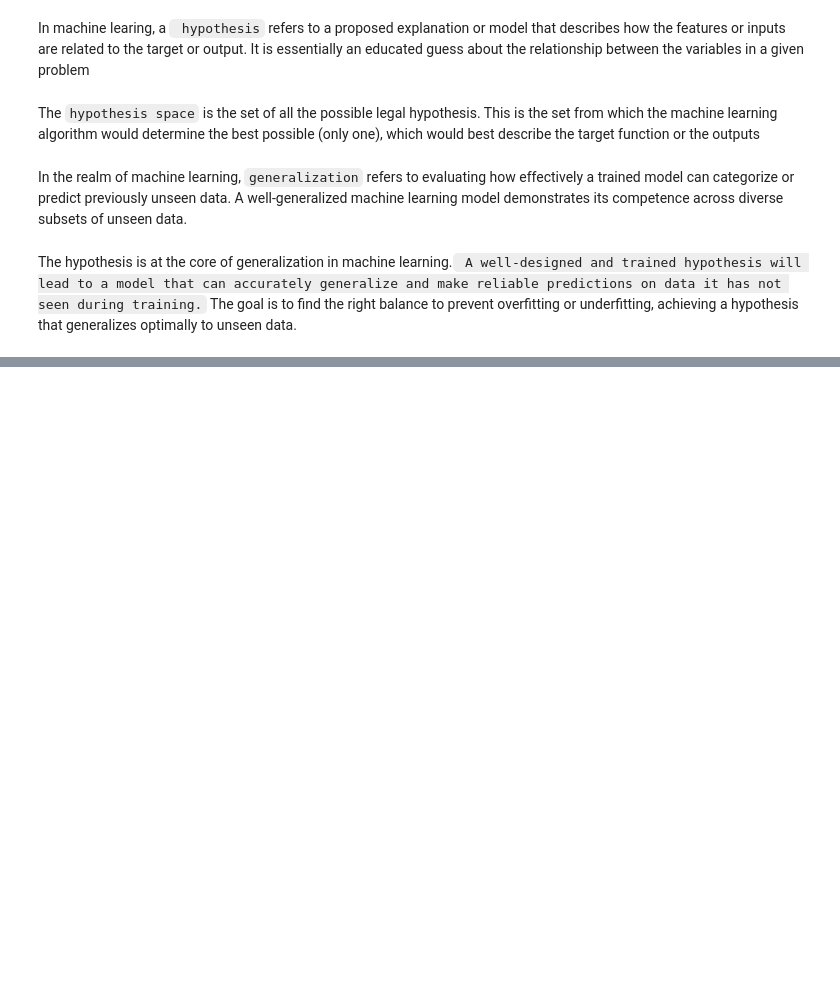
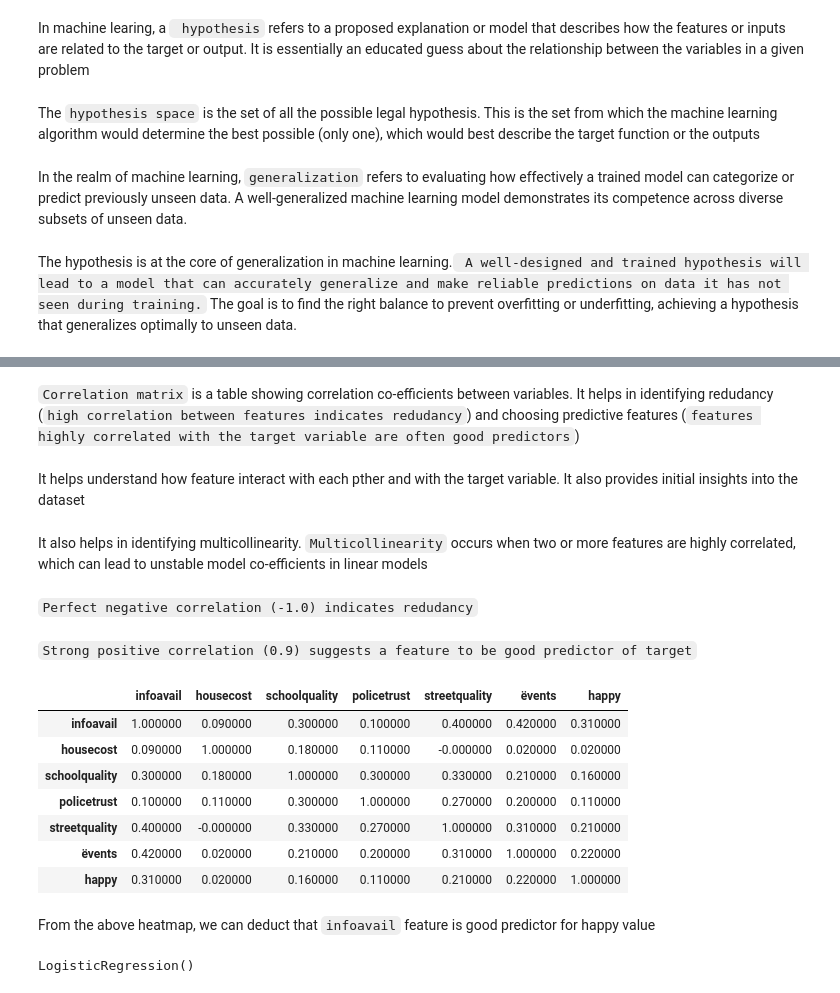
Before and after one commit to mmaazkhanhere/genai-learning-repo, a Jupyter notebook: machine-learning-course/course.ipynb, the cells around one changed output, grey strips where cells are left out. Saved outputs shown, nothing was run; the diff lists cells and outputs as text; code cells hidden in the pictures; blank space fills up the shorter version.

```diff
--- a/machine-learning-course/course.ipynb
+++ b/machine-learning-course/course.ipynb
@@ -144,0 +232,24 @@ The hypothesis is at the core of generalization in machine learning.` A well-des
+# %% [markdown]
+`Correlation matrix` is a table showing correlation co-efficients between variables. It helps in identifying redudancy (`high correlation between features indicates redudancy`) and choosing predictive features (`features highly correlated with the target variable are often good predictors`)
+# %% [markdown]
+It helps understand how feature interact with each pther and with the target variable. It also provides initial insights into the dataset
+# %% [markdown]
+It also helps in identifying multicollinearity. `Multicollinearity` occurs when two or more features are highly correlated, which can lead to unstable model co-efficients in linear models
+# %% [markdown]
+`Perfect negative correlation (-1.0) indicates redudancy`
+# %% [markdown]
+`Strong positive correlation (0.9) suggests a feature to be good predictor of target`
+# %%
+corr = round(df.corr(), 2)  # calculate correlation matrix
+corr.style.background_gradient(cmap='coolwarm')# visualize correlation matrix in a heatmap
+# %% [output]
+|  | infoavail | housecost | schoolquality | policetrust | streetquality | ëvents | happy |
+| infoavail | 1.000000 | 0.090000 | 0.300000 | 0.100000 | 0.400000 | 0.420000 | 0.310000 |
+| housecost | 0.090000 | 1.000000 | 0.180000 | 0.110000 | -0.000000 | 0.020000 | 0.020000 |
+| schoolquality | 0.300000 | 0.180000 | 1.000000 | 0.300000 | 0.330000 | 0.210000 | 0.160000 |
+| policetrust | 0.100000 | 0.110000 | 0.300000 | 1.000000 | 0.270000 | 0.200000 | 0.110000 |
+| streetquality | 0.400000 | -0.000000 | 0.330000 | 0.270000 | 1.000000 | 0.310000 | 0.210000 |
+| ëvents | 0.420000 | 0.020000 | 0.210000 | 0.200000 | 0.310000 | 1.000000 | 0.220000 |
+| happy | 0.310000 | 0.020000 | 0.160000 | 0.110000 | 0.210000 | 0.220000 | 1.000000 |
+# %% [markdown]
+From the above heatmap, we can deduct that `infoavail` feature is good predictor for happy value
@@ -144,0 +267,5 @@ The hypothesis is at the core of generalization in machine learning.` A well-des
+# %%
+# training model on training data
+model.fit(feature_training, target_training)
+# %% [output]
+LogisticRegression()
```
Also changed, not shown: parts of 24 cells of this notebook, 3 other files.
